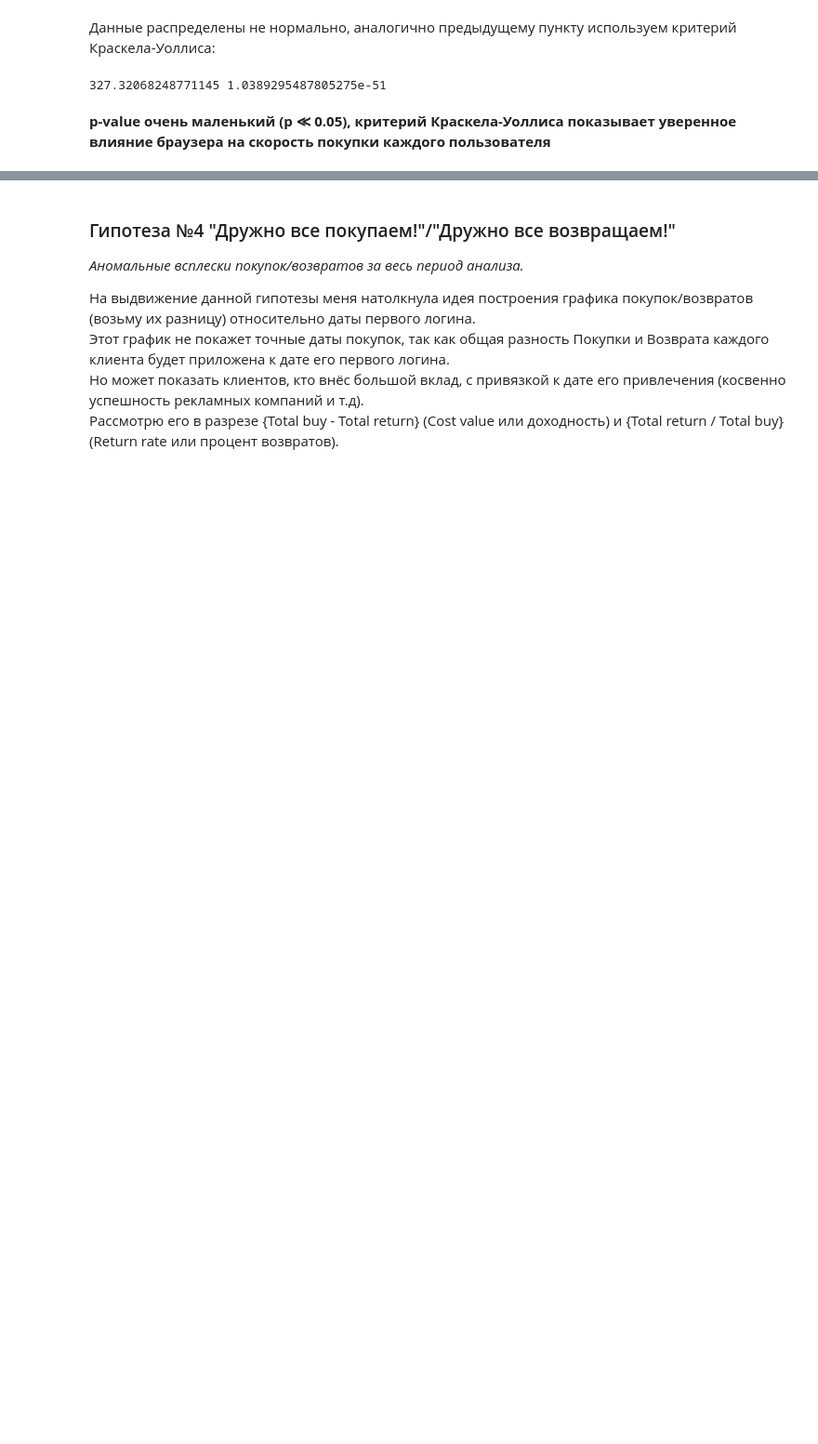
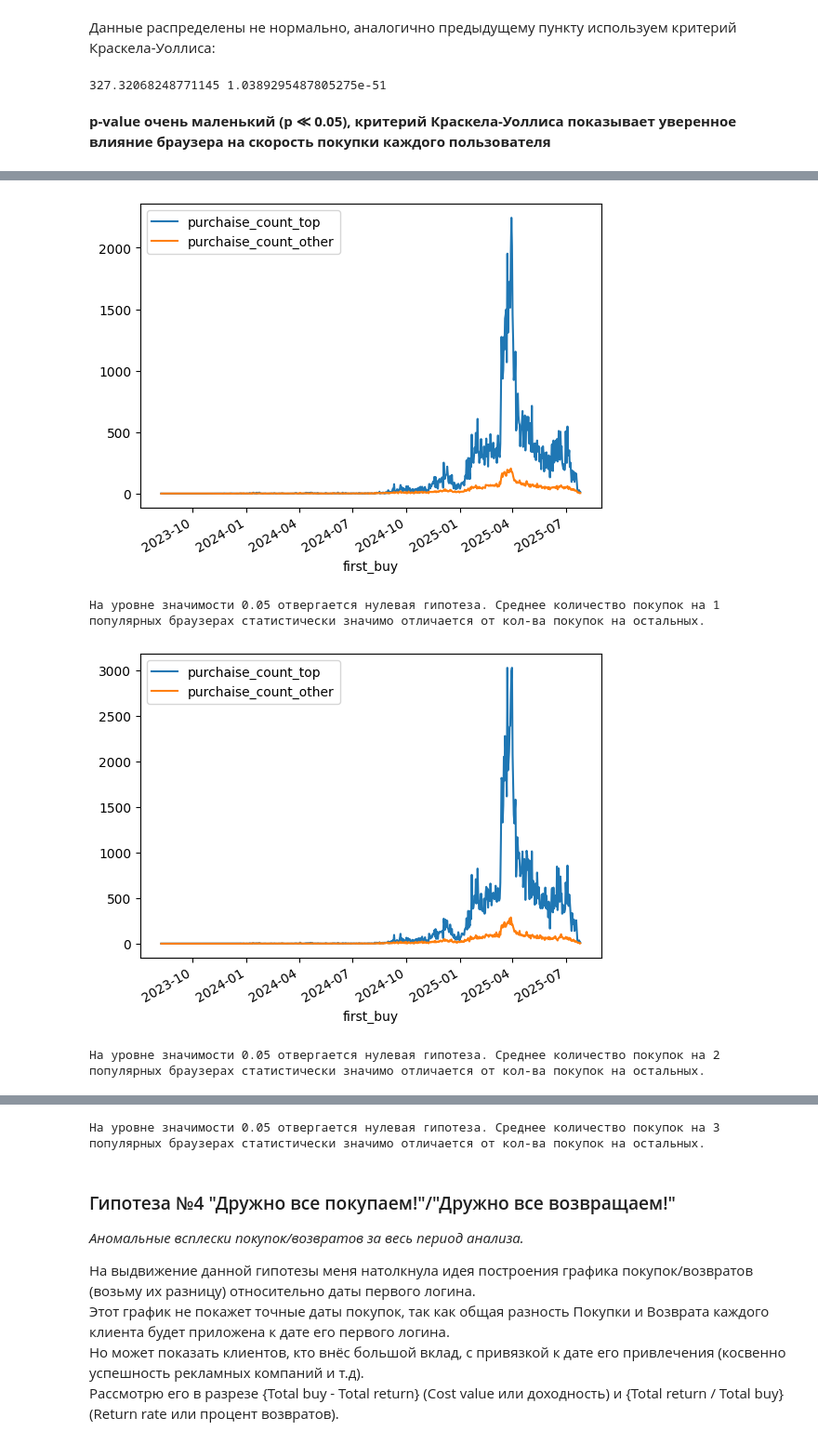
Before and after one commit to Lilya-te/DS-workshop2025, a Jupyter notebook: Checkpoint2_team1.ipynb, the cells around one changed output, grey strips where cells are left out. Shown at 93% size. Cells and saved outputs as stored; diff of their text form; code cells hidden in the pictures; blank space fills up the shorter version.

```diff
--- a/Checkpoint2_team1.ipynb
+++ b/Checkpoint2_team1.ipynb
@@ -463,0 +540,27 @@ plt.show()
+# %%
+def mannwhitneyu_statistic(args):
+    h_statistic, p_value = st.mannwhitneyu(*args)
+
+    result = "На уровне значимости 0.05 "
+    if p_value < 0.05:
+        result += f"отвергается нулевая гипотеза. Среднее количество покупок на {N} популярных браузерах статистически значимо отличается от кол-ва покупок на остальных."
+    else:
+        result += f"принимается нулевая гипотеза. Среднее количество покупок на {N} популярных браузерах статистически значимо НЕ отличается от кол-ва покупок на остальных."
+    return result
+
+for N in [1,2,3]:
+    df_enriched_3_1 = df_enriched_3.copy()
+    top_browsers = df_enriched_3_1[["browser", "purchaise_count"]].groupby("browser").sum().nlargest(n=N, columns="purchaise_count", keep='last').index.values
+    df_top_browsers = df_enriched_3_1[df_enriched_3_1["browser"].isin(top_browsers)][["first_buy", "purchaise_count"]]
+    df_other_browsers = df_enriched_3_1[~df_enriched_3_1["browser"].isin(top_browsers)][["first_buy", "purchaise_count"]]
+
+    df_enriched_3_1 = df_top_browsers.merge(df_other_browsers, how='outer', on="first_buy", suffixes=("_top","_other")).fillna(0).groupby("first_buy").sum()
+
+    df_enriched_3_1.plot()
+    plt.show()
+    print(mannwhitneyu_statistic([df_enriched_3_1["purchaise_count_top"].values, df_enriched_3_1["purchaise_count_other"].values]))
+# %% [output]
+[figure, added]
+На уровне значимости 0.05 отвергается нулевая гипотеза. Среднее количество покупок на 1 популярных браузерах статистически значимо отличается от кол-ва покупок на остальных.
+[figure, added]
+На уровне значимости 0.05 отвергается нулевая гипотеза. Среднее количество покупок на 2 популярных браузерах статистически значимо отличается от кол-ва покупок на остальных.
@@ -464,3 +568,4 @@ plt.show()
+На уровне значимости 0.05 отвергается нулевая гипотеза. Среднее количество покупок на 3 популярных браузерах статистически значимо отличается от кол-ва покупок на остальных.
 # %% [markdown]
 ### Гипотеза №4 "Дружно все покупаем!"/"Дружно все возвращаем!"
 _Аномальные всплески покупок/возвратов за весь период анализа._
```
Also changed, not shown: parts of 16 cells of this notebook, 5 other files.
